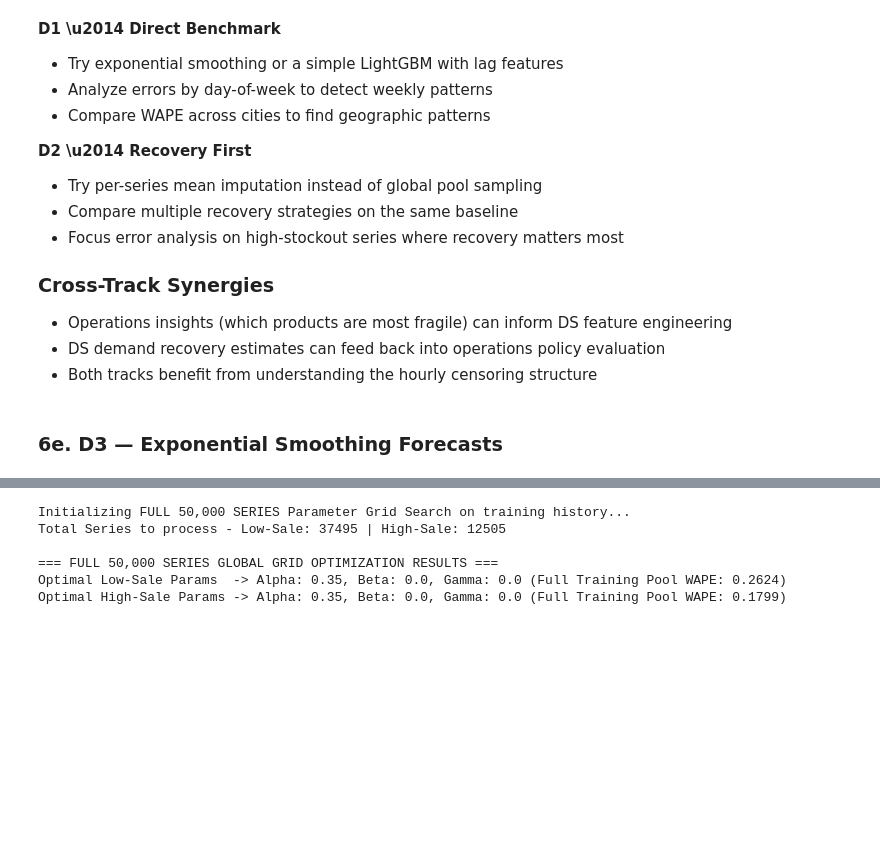
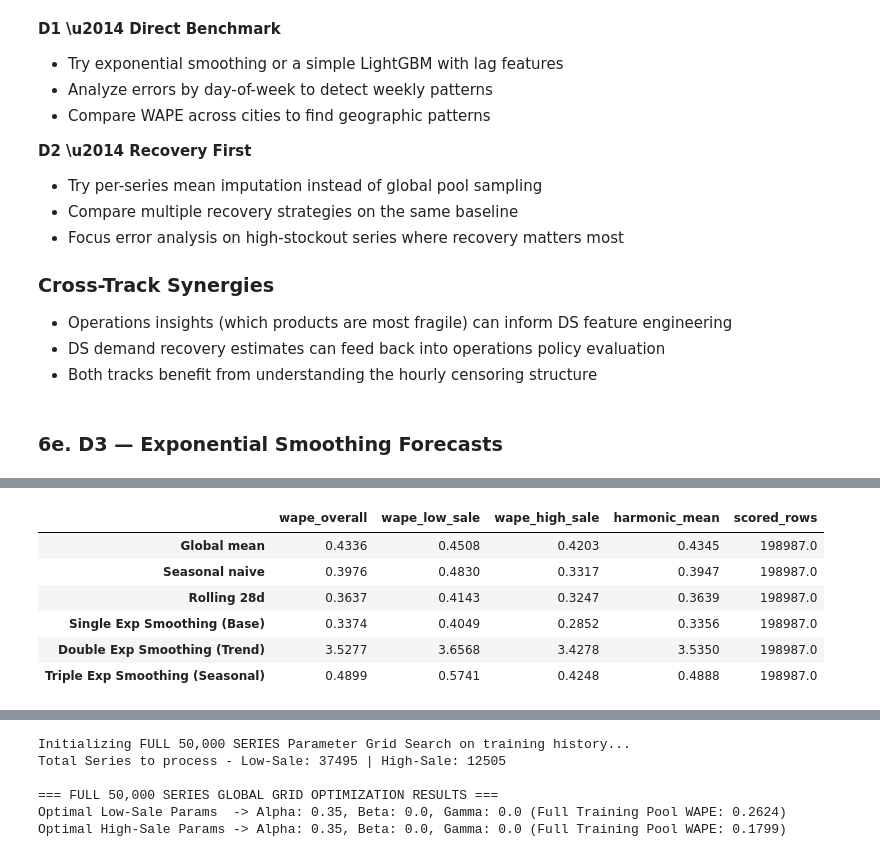
Before and after one commit to panhpham2000/Fresh-Retail, a Jupyter notebook: copy_of_freshretail_starter.ipynb, the cells around one changed output, grey strips where cells are left out. Cells and saved outputs as stored; diff of their text form; code cells hidden in the pictures; blank space fills up the shorter version.

```diff
--- a/copy_of_freshretail_starter.ipynb
+++ b/copy_of_freshretail_starter.ipynb
@@ -752,0 +615,83 @@ Calculating Single, Double, and Triple Exponential Smoothing across all 50,000 s
+# %%
+import numpy as np
+import pandas as pd
+
+print("Calculating mathematically correct Single, Double, and Triple Smoothing...")
+
+# Ensure data is sorted chronologically per product
+train_sorted = train.sort_values(['series_id', 'day_idx'])
+val_sorted = val.sort_values(['series_id', 'day_idx']).copy()
+
+# ==========================================================
+# 1. PRE-COMPUTE BASE snapshot states standing on Day 83
+# ==========================================================
+# Single Smoothing Components (Alpha = 0.25)
+alpha_s = 0.25
+level_s = train_sorted.groupby('series_id')['sale_amount'].transform(lambda x: x.ewm(alpha=alpha_s, adjust=False).mean())
+last_level_s = train_sorted.assign(lvl=level_s).groupby('series_id').last()['lvl'].to_dict()
+
+# Double Smoothing Components (Alpha = 0.25, Beta = 0.5)
+alpha_d = 0.25
+beta_d = 0.5
+level_d = train_sorted.groupby('series_id')['sale_amount'].transform(lambda x: x.ewm(alpha=alpha_d, adjust=False).mean())
+trend_d = level_d.groupby(train_sorted['series_id']).transform(lambda x: x.ewm(alpha=beta_d, adjust=False).mean())
+last_level_d = train_sorted.assign(lvl=level_d).groupby('series_id').last()['lvl'].to_dict()
+last_trend_d = train_sorted.assign(trd=trend_d).groupby('series_id').last()['trd'].to_dict()
+
+# Triple Smoothing Components (Extract the actual final 7 days of training history for mapping seasonality)
+train_last_7 = train_sorted.groupby('series_id').tail(7)
+# Maps a product ID and target day index directly to what it sold 7 days prior
+seasonal_cycle_dict = train_last_7.set_index(['series_id', train_last_7.groupby('series_id').cumcount() + 84])['sale_amount'].to_dict()
+
+
+# ==========================================================
+# 2. GENERATE DYNAMIC 7-DAY FORECAST HORIZONS (Days 84-90)
+# ==========================================================
+pred_single_list = []
+pred_double_list = []
+pred_triple_list = []
+
+# Loop efficiently through the validation rows to apply multi-step forward horizon math
+for row in val_sorted.itertuples():
+    sid = row.series_id
+    day = row.day_idx
+
+    # Calculate step distance into the future horizon (Day 84 = step 1, Day 85 = step 2, etc.)
+    h_step = day - 83
+
+    # --- Correct Single Smoothing Forecast ---
+    f_single = last_level_s.get(sid, 0)
+    pred_single_list.append(max(0, f_single))
+
+    # --- Correct Double (Holt-Linear) Smoothing Forecast ---
+    # Formula: Level + (Horizon_Step * Trend)
+    l_d = last_level_d.get(sid, 0)
+    b_d = last_trend_d.get(sid, 0)
+    f_double = l_d + (h_step * b_d)
+    pred_double_list.append(max(0, f_double))
+
+    # --- Correct Triple (Seasonal) Smoothing Forecast ---
+    # Formula: Double Baseline + (Corresponding Seasonal Lag * Gamma)
+    # Using your manual gamma of 0.50
+    gamma_val = 0.50
+    f_triple = (2 * l_d - b_d) + (seasonal_cycle_dict.get((sid, day), 0) * gamma_val)
+    pred_triple_list.append(max(0, f_triple))
+
+# Assign the true predictions back to the validation dataframe
+val_sorted['Single Exp Smoothing'] = pred_single_list
+val_sorted['Double Exp Smoothing'] = pred_double_list
+val_sorted['Triple Exp Smoothing'] = pred_triple_list
+
+
+# ==========================================================
+# 3. EVALUATION AND LEADERBOARD REBUILD
+# ==========================================================
+print("\nEvaluating corrected model performance across all 198,987 rows...")
+
+results['Single Exp Smoothing (Base)'] = evaluate_forecast(val_sorted, pred_col='Single Exp Smoothing')
+results['Double Exp Smoothing (Trend)'] = evaluate_forecast(val_sorted, pred_col='Double Exp Smoothing')
+results['Triple Exp Smoothing (Seasonal)'] = evaluate_forecast(val_sorted, pred_col='Triple Exp Smoothing')
+
+print("\n=== TRUE CORRECTED LEADERBOARD (NO FLAT-LINE BUG) ===")
+display(pd.DataFrame(results).T)
+# %% [output]
@@ -752,0 +703,7 @@ Calculating Single, Double, and Triple Exponential Smoothing across all 50,000 s
+|  | wape_overall | wape_low_sale | wape_high_sale | harmonic_mean | scored_rows |
+| Global mean | 0.4336 | 0.4508 | 0.4203 | 0.4345 | 198987.0 |
+| Seasonal naive | 0.3976 | 0.4830 | 0.3317 | 0.3947 | 198987.0 |
+| Rolling 28d | 0.3637 | 0.4143 | 0.3247 | 0.3639 | 198987.0 |
+| Single Exp Smoothing (Base) | 0.3374 | 0.4049 | 0.2852 | 0.3356 | 198987.0 |
+| Double Exp Smoothing (Trend) | 3.5277 | 3.6568 | 3.4278 | 3.5350 | 198987.0 |
+| Triple Exp Smoothing (Seasonal) | 0.4899 | 0.5741 | 0.4248 | 0.4888 | 198987.0 |
```
Also changed, not shown: parts of 20 cells of this notebook.
